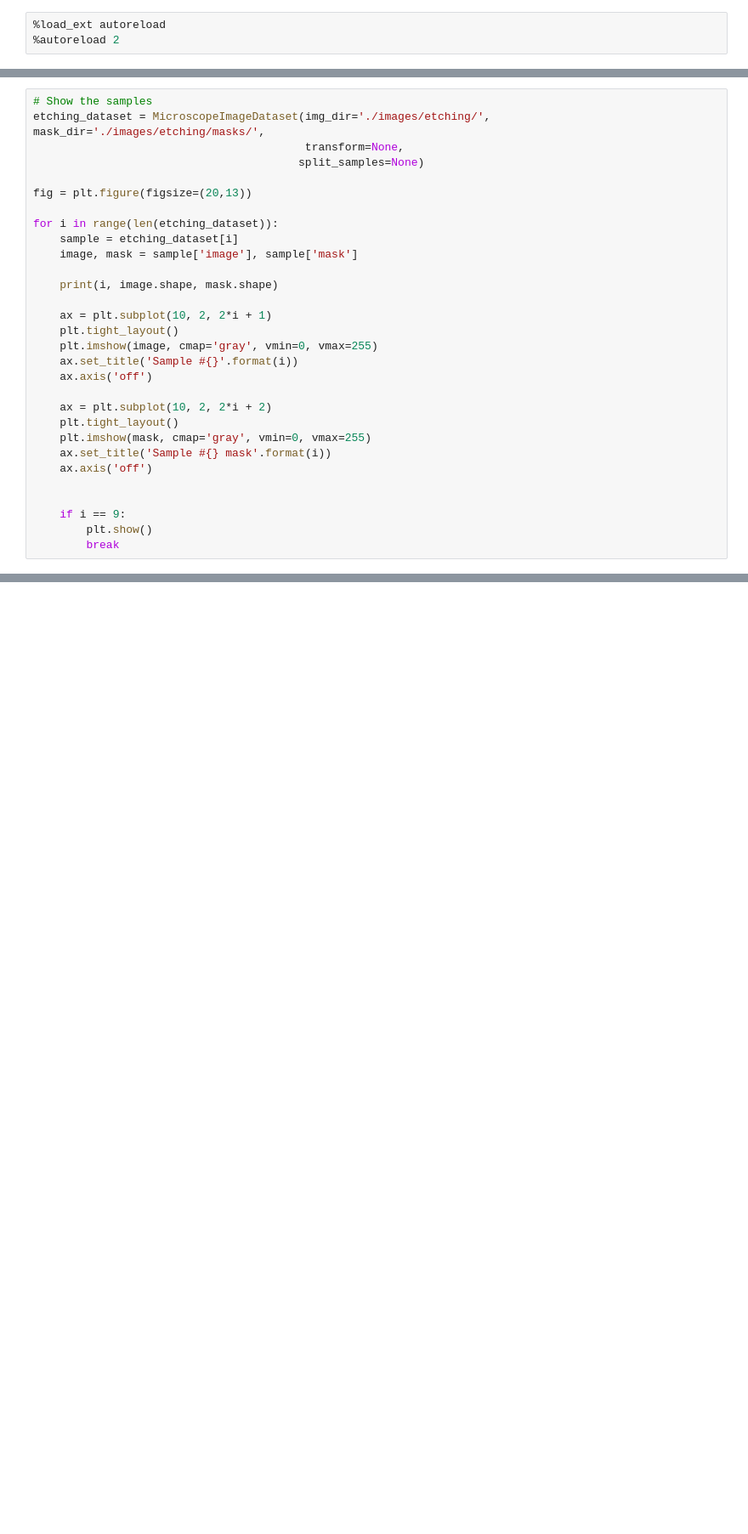
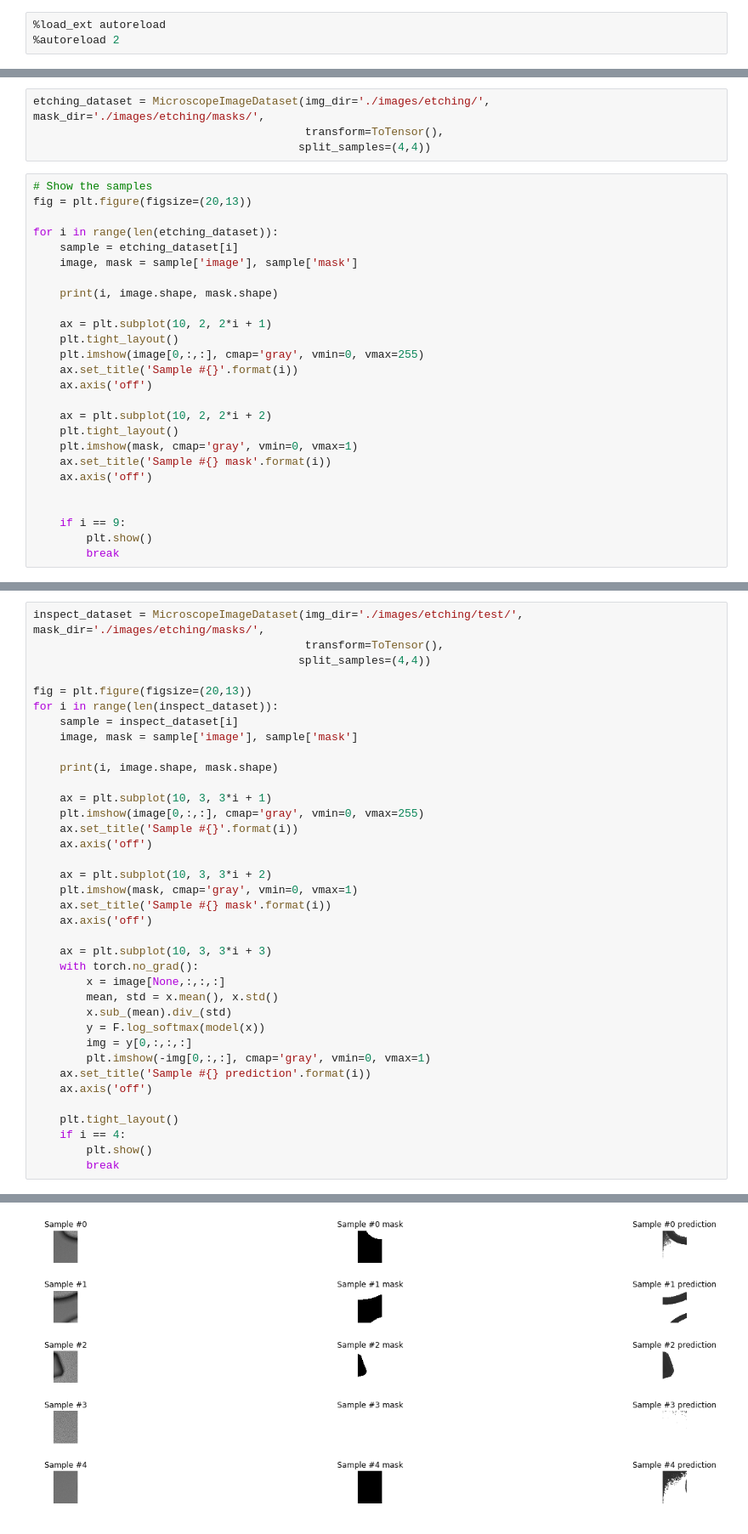
Before and after one commit to silvan-stettler/ml-processopt, a Jupyter notebook: unet_segmentation.ipynb, the cells around one changed output, grey strips where cells are left out. Shown: that part at 85% size. Saved outputs shown, nothing was run; the diff lists cells and outputs as text; blank space fills up the shorter version.

```diff
--- a/unet_segmentation.ipynb
+++ b/unet_segmentation.ipynb
@@ -11,10 +11,10 @@ from unet.unet_helpers import MicroscopeImageDataset, BrightnessContrastAdjustme
 from unet.unet import UNet
+# %%
+etching_dataset = MicroscopeImageDataset(img_dir='./images/etching/', mask_dir='./images/etching/masks/',
+                                         transform=ToTensor(),
+                                        split_samples=(4,4))
 # %%
 # Show the samples
-etching_dataset = MicroscopeImageDataset(img_dir='./images/etching/', mask_dir='./images/etching/masks/',
-                                         transform=None,
-                                        split_samples=None)
-
 fig = plt.figure(figsize=(20,13))
 
 for i in range(len(etching_dataset)):
@@ -25,13 +25,13 @@ for i in range(len(etching_dataset)):
 
     ax = plt.subplot(10, 2, 2*i + 1)
     plt.tight_layout()
-    plt.imshow(image, cmap='gray', vmin=0, vmax=255)
+    plt.imshow(image[0,:,:], cmap='gray', vmin=0, vmax=255)
     ax.set_title('Sample #{}'.format(i))
     ax.axis('off')
 
     ax = plt.subplot(10, 2, 2*i + 2)
     plt.tight_layout()
-    plt.imshow(mask, cmap='gray', vmin=0, vmax=255)
+    plt.imshow(mask, cmap='gray', vmin=0, vmax=1)
     ax.set_title('Sample #{} mask'.format(i))
     ax.axis('off')
 
@@ -68,0 +108,38 @@ for _ in range(epochs):
+# %%
+inspect_dataset = MicroscopeImageDataset(img_dir='./images/etching/test/', mask_dir='./images/etching/masks/',
+                                         transform=ToTensor(),
+                                        split_samples=(4,4))
+
+fig = plt.figure(figsize=(20,13))
+for i in range(len(inspect_dataset)):
+    sample = inspect_dataset[i]
+    image, mask = sample['image'], sample['mask']
+
+    print(i, image.shape, mask.shape)
+
+    ax = plt.subplot(10, 3, 3*i + 1)
+    plt.imshow(image[0,:,:], cmap='gray', vmin=0, vmax=255)
+    ax.set_title('Sample #{}'.format(i))
+    ax.axis('off')
+
+    ax = plt.subplot(10, 3, 3*i + 2)
+    plt.imshow(mask, cmap='gray', vmin=0, vmax=1)
+    ax.set_title('Sample #{} mask'.format(i))
+    ax.axis('off')
+
+    ax = plt.subplot(10, 3, 3*i + 3)
+    with torch.no_grad():
+        x = image[None,:,:,:]
+        mean, std = x.mean(), x.std()
+        x.sub_(mean).div_(std)
+        y = F.log_softmax(model(x))
+        img = y[0,:,:,:]
+        plt.imshow(-img[0,:,:], cmap='gray', vmin=0, vmax=1)
+    ax.set_title('Sample #{} prediction'.format(i))
+    ax.axis('off')
+
+    plt.tight_layout()
+    if i == 4:
+        plt.show()
+        break
+# %% [output]
@@ -68,0 +151 @@ for _ in range(epochs):
+[figure, added]
```
Also changed, not shown: parts of 5 cells of this notebook, 5 other files.
